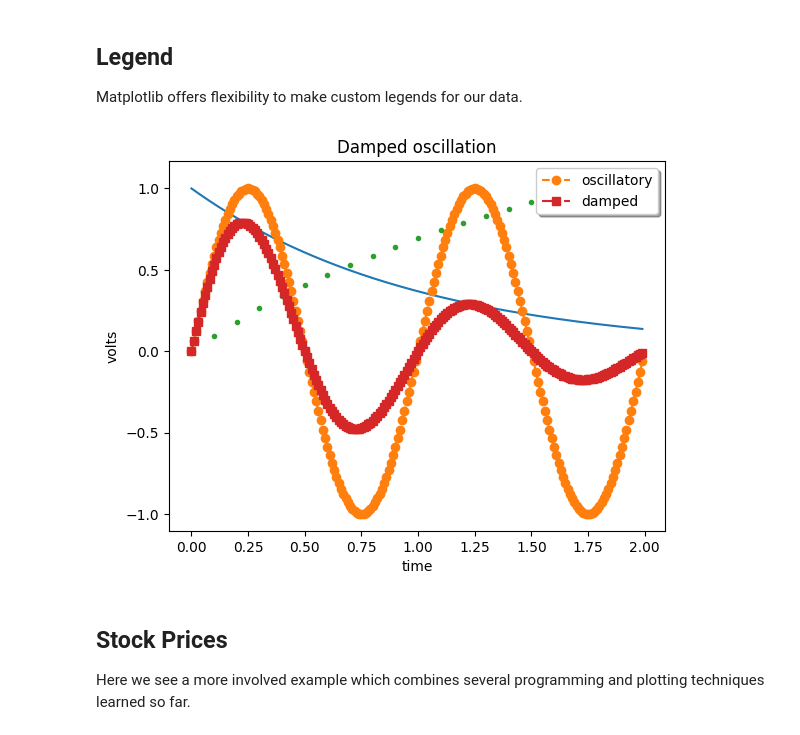
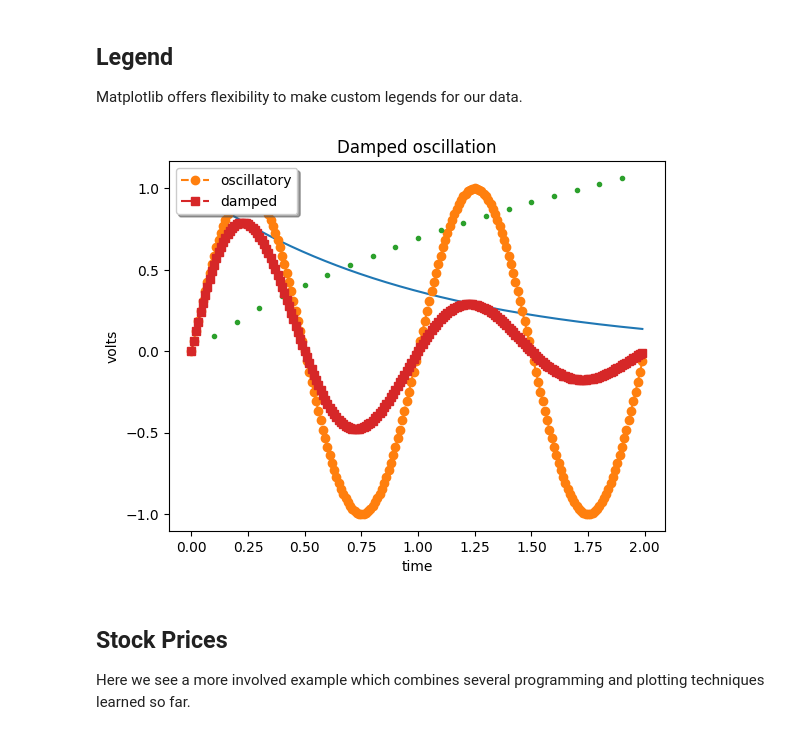
Before and after one commit to ruc-data-viz/2024-spring-class-04, a Jupyter notebook: notebooks/03-matplotlib-plots.ipynb, the cells around one changed output. Cells and saved outputs as stored; diff of their text form; code cells hidden in the pictures.

```diff
--- a/notebooks/03-matplotlib-plots.ipynb
+++ b/notebooks/03-matplotlib-plots.ipynb
@@ -188,30 +188,30 @@ Matplotlib offers flexibility to make custom legends for our data.
 # %%
 # Legend Demo
 # https://matplotlib.org/stable/gallery/text_labels_and_annotations/legend_demo.html#sphx-glr-gallery-text-labels-and-annotations-legend-demo-py
 
 import matplotlib.collections as mcol
 from matplotlib.legend_handler import HandlerLineCollection, HandlerTuple
 from matplotlib.lines import Line2D
 
 t1 = np.arange(0.0, 2.0, 0.1)
 t2 = np.arange(0.0, 2.0, 0.01)
 
 fig, ax = plt.subplots()
 
 # note that plot returns a list of lines.  The "l1, = plot" usage
 # extracts the first element of the list into l1 using tuple
 # unpacking.  So l1 is a Line2D instance, not a sequence of lines
 l1, = ax.plot(t2, np.exp(-t2))
 l2, l3 = ax.plot(t2, np.sin(2 * np.pi * t2), '--o', t1, np.log(1 + t1), '.')
 l4, = ax.plot(t2, np.exp(-t2) * np.sin(2 * np.pi * t2), 's-.')
 
-ax.legend((l2, l4), ('oscillatory', 'damped'), loc='upper right', shadow=True)
+ax.legend((l2, l4), ('oscillatory', 'damped'), loc='upper left', shadow=True)
 ax.set_xlabel('time')
 ax.set_ylabel('volts')
 ax.set_title('Damped oscillation')
 plt.show()
 # %% [output]
-[figure, old version]
+[figure, new version]
 # %% [markdown]
 ## Stock Prices
 
```
Also changed, not shown: parts of 1 cell of this notebook, 2 other files.
